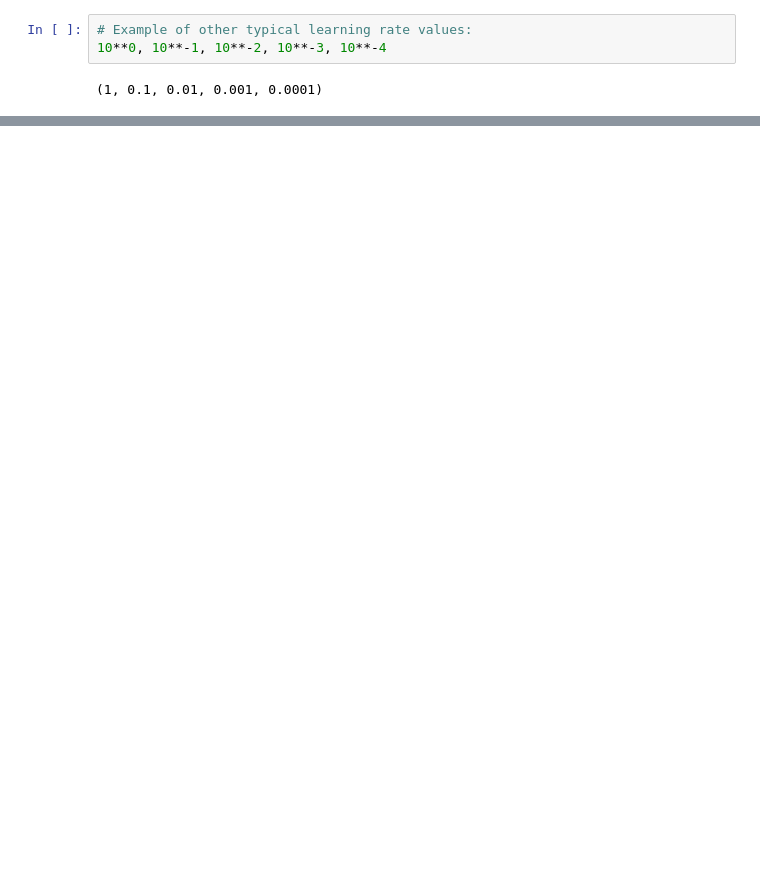
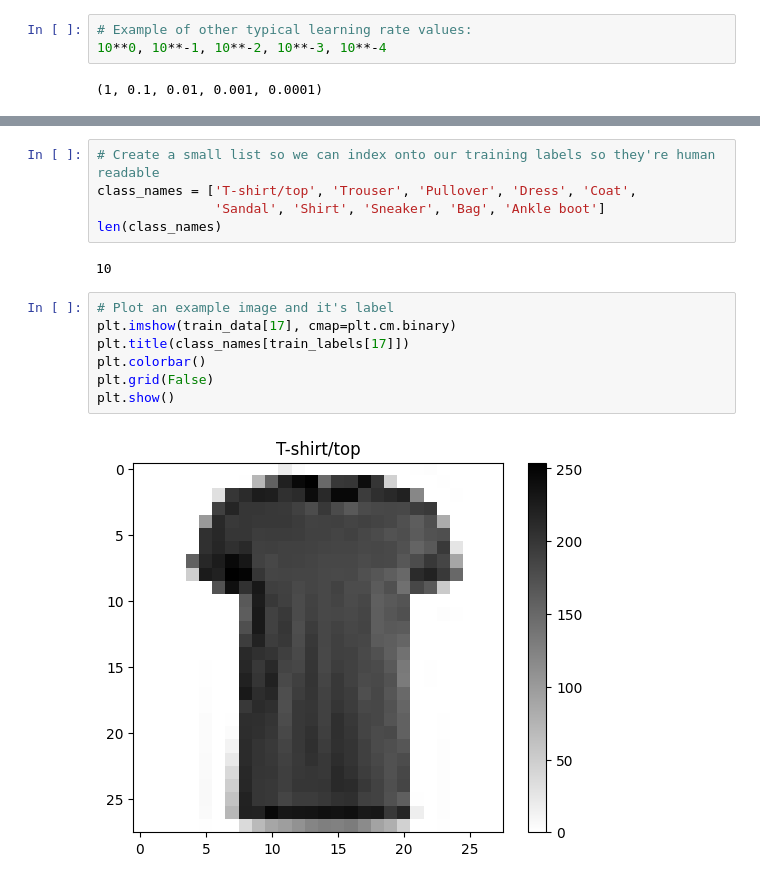
Before and after one commit to Khey17/100-Days-Of-ML-Code, a Jupyter notebook: Neural_Network_Classification_with_TensorFlow_02.ipynb, the cells around one changed output, grey strips where cells are left out. Drawn from its saved outputs; the diff is of its cells as text; blank space fills up the shorter version.

```diff
--- a/Neural_Network_Classification_with_TensorFlow_02.ipynb
+++ b/Neural_Network_Classification_with_TensorFlow_02.ipynb
@@ -744,0 +931,16 @@ doing binary classifcation...
+# %%
+# Create a small list so we can index onto our training labels so they're human readable
+class_names = ['T-shirt/top', 'Trouser', 'Pullover', 'Dress', 'Coat',
+               'Sandal', 'Shirt', 'Sneaker', 'Bag', 'Ankle boot']
+len(class_names)
+# %% [output]
+10
+# %%
+# Plot an example image and it's label
+plt.imshow(train_data[17], cmap=plt.cm.binary)
+plt.title(class_names[train_labels[17]])
+plt.colorbar()
+plt.grid(False)
+plt.show()
+# %% [output]
+[figure, added]
```
Also changed, not shown: parts of 55 cells of this notebook.
